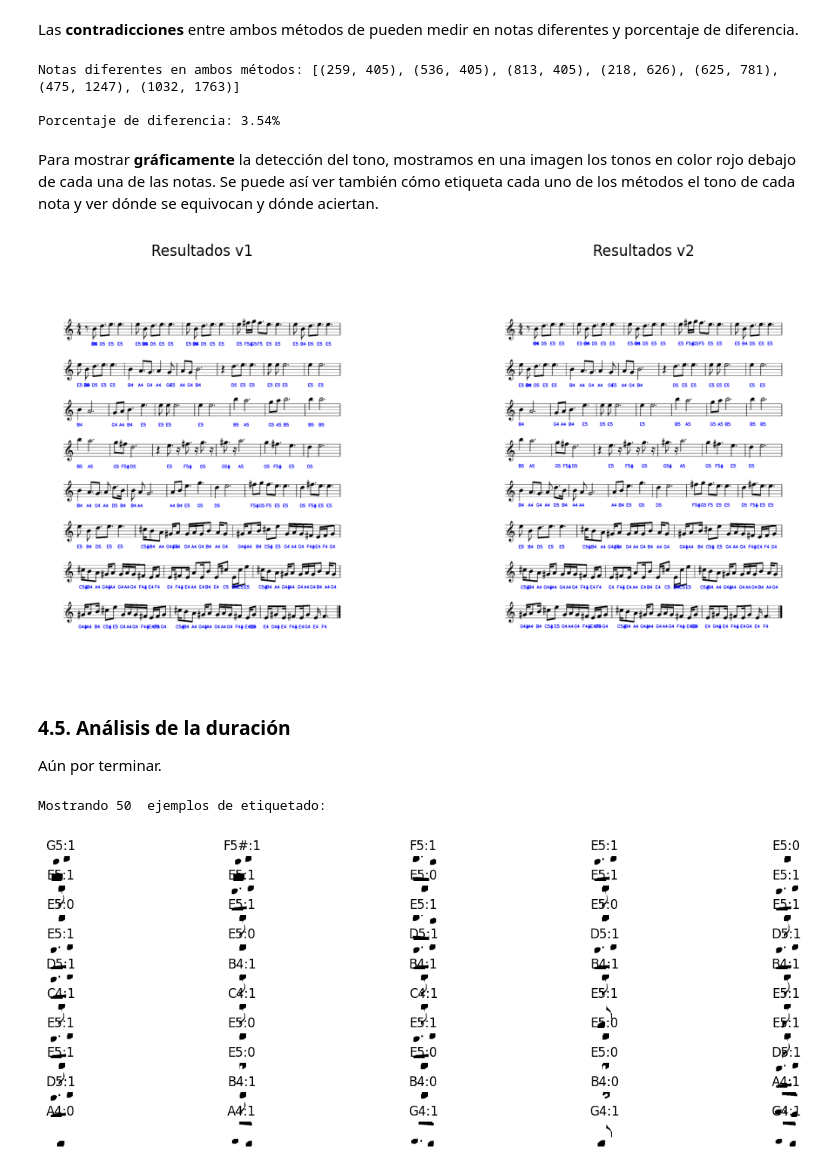
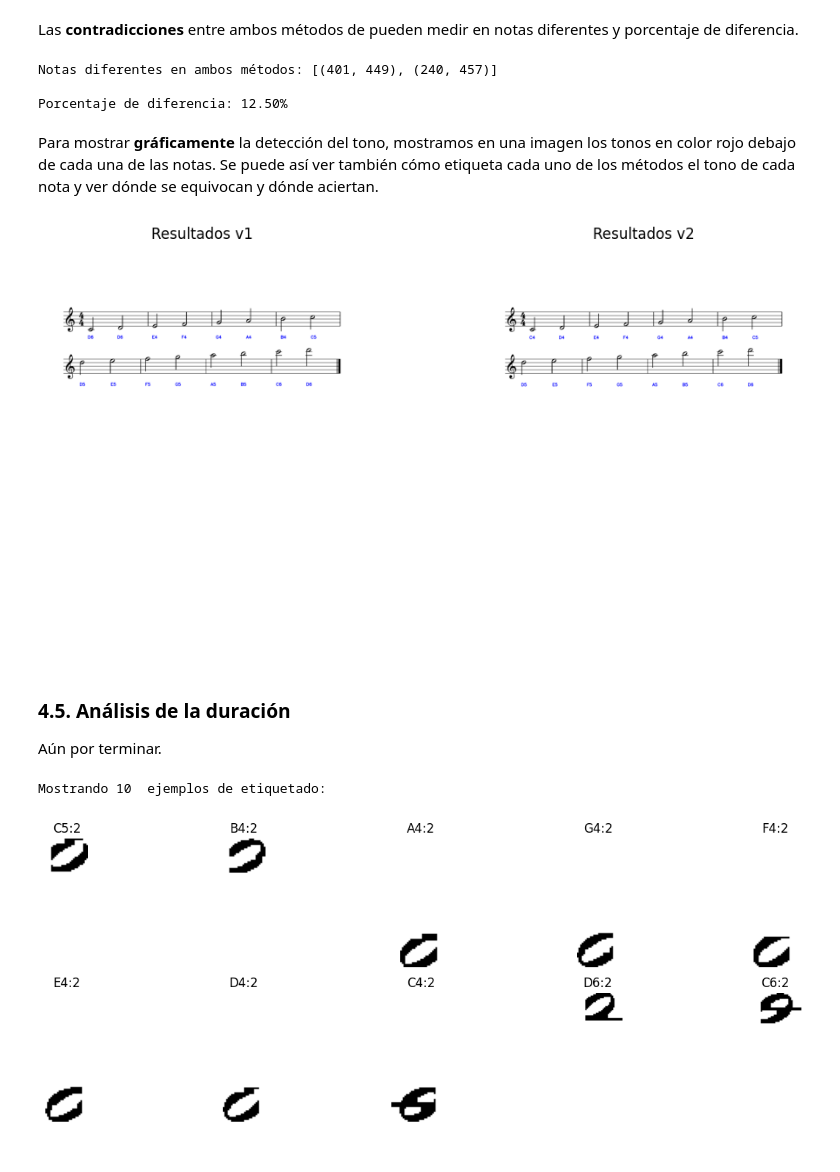
Before and after one commit to tcabgom/Music-Score-Recognition-System, a Jupyter notebook: notebook/Seguimiento 4.ipynb, the cells around one changed output. Drawn from its saved outputs; the diff is of its cells as text; code cells hidden in the pictures.

```diff
--- a/notebook/Seguimiento 4.ipynb
+++ b/notebook/Seguimiento 4.ipynb
@@ -58,7 +58,7 @@ En caso de que exista un error en la instalación, contacte con el equipo de tra
 
 Además, es indispensable cargar la imagen de prueba. Existen diversas fotos en la batería de prueba, si desea cambiar la imagen con la que probar las funciones, **cambie el parámetro n** de la siguiente celda a un valor entre 1 y 10. Cada una de las fotografías se corresponde con una partitura diferente.
 # %%
-n = 12 #Elija un valor entre 1 y 10 para "n"
+n = 2 #Elija un valor entre 1 y 10 para "n"
 
 n = 1 if (n>12 or n<1) else n
 image = cv2.imread(r'../images/Test Sheet '+str(n)+'.png')
@@ -316,9 +316,9 @@ for key in detected_notes_v1:
 print(f"\nNotas diferentes en ambos métodos: {different_keys}")
 print(f"\nPorcentaje de diferencia: {len(different_keys) / len(detected_notes_v1) * 100:.2f}%")
 # %% [output]
-Notas diferentes en ambos métodos: [(259, 405), (536, 405), (813, 405), (218, 626), (625, 781), (475, 1247), (1032, 1763)]
+Notas diferentes en ambos métodos: [(401, 449), (240, 457)]
 
-Porcentaje de diferencia: 3.54%
+Porcentaje de diferencia: 12.50%
 # %% [markdown]
 Para mostrar **gráficamente** la detección del tono, mostramos en una imagen los tonos en color rojo debajo de cada una de las notas. Se puede así ver también cómo etiqueta cada uno de los métodos el tono de cada nota y ver dónde se equivocan y dónde aciertan.
 # %%
@@ -330,7 +330,7 @@ axes[0].imshow(result_v1, cmap='gray');axes[0].set_title('Resultados v1');axes[0
 axes[1].imshow(result_v2, cmap='gray');axes[1].set_title('Resultados v2');axes[1].axis('off')
 plt.show()
 # %% [output]
-[figure, old version]
+[figure, new version]
 # %% [markdown]
 ### 4.5. Análisis de la duración
 
@@ -338,31 +338,31 @@ Aún por terminar.
 # %%
 from importlib import reload
 import stuff_region_segmentation
 import note_recognition
 import image_preprocessing
 import accidental_and_rest_recognition
 reload(stuff_region_segmentation)
 reload(note_recognition)
 reload(image_preprocessing)
 reload(accidental_and_rest_recognition)
 
 import note_recognition
 
 bboxes, bbox_images, beat_notes = note_recognition.beat_analysis(processed_image, detected_notes_v2)
 
 #Código para mostrar ejemplos de etiquetado
 bbox_keys = list(bbox_images.keys())
-accX=0; accY=0; rows = 10; columns= 5
+accX=0; accY=0; rows = 2; columns= 5
 print("Mostrando",rows*columns," ejemplos de etiquetado:")
 fig, axes = plt.subplots(rows,columns, figsize=(15,5))
 for i in range(0,rows*columns):
     if i%columns == 0 and i != 0:
         accX+=1
         accY=0
     x,y,w,h = bboxes[i]
     axes[accX,accY].imshow(bbox_images[bbox_keys[i]],cmap="gray");axes[accX,accY].set_title(beat_notes[bbox_keys[i]]);axes[accX,accY].axis('off')
     accY+=1
 plt.show()
 # %% [output]
-Mostrando 50  ejemplos de etiquetado:
+Mostrando 10  ejemplos de etiquetado:
-[figure, old version]
+[figure, new version]
```
Also changed, not shown: parts of 13 cells of this notebook, 1 other file.
